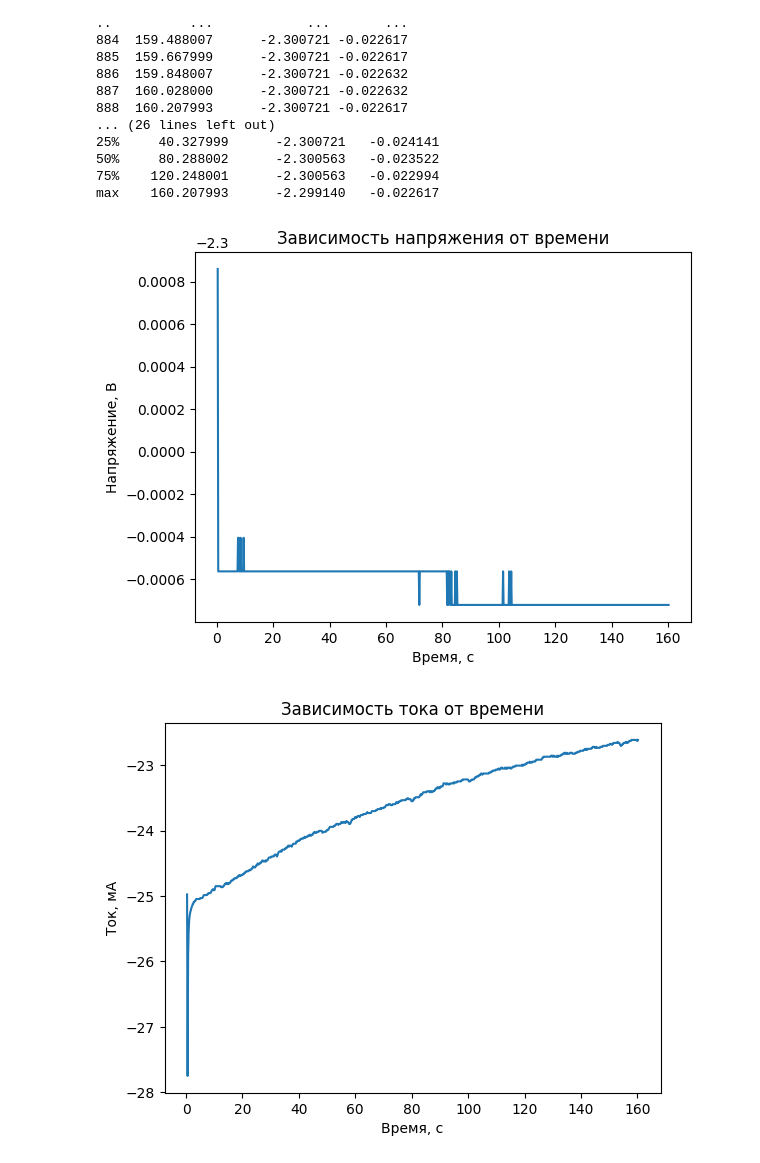
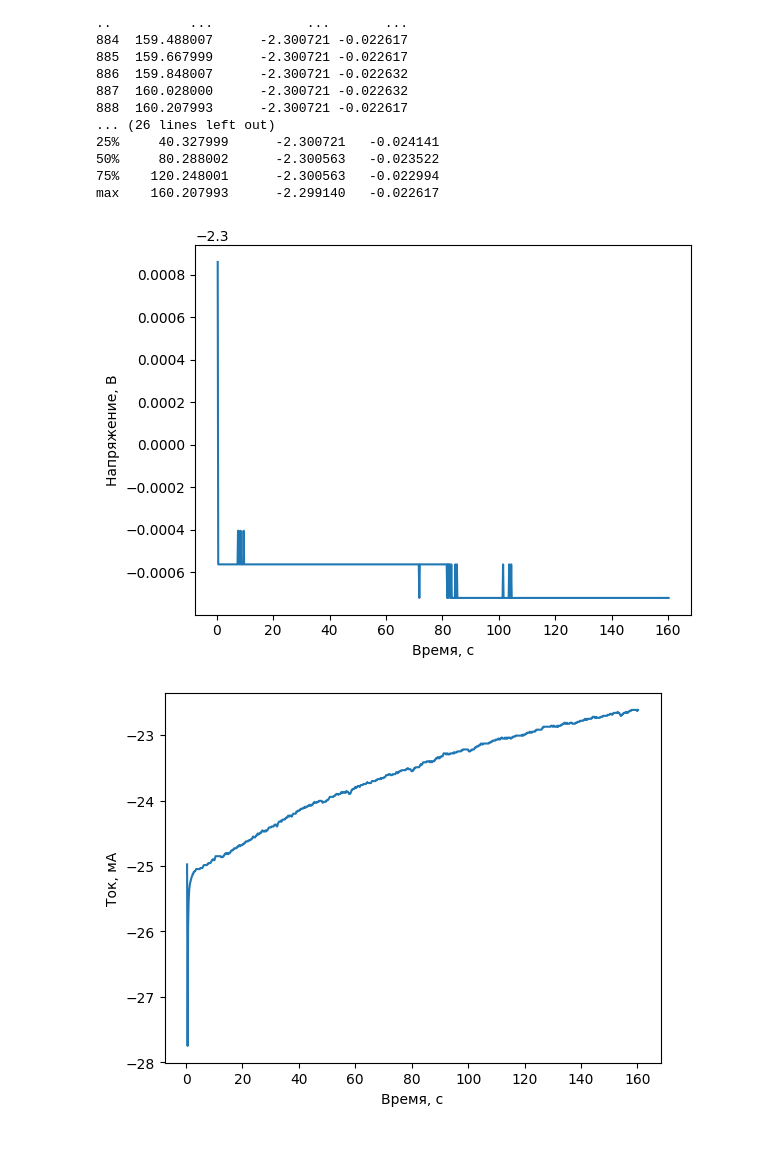
Before and after one commit to IgorChekmarev/fizha, a Jupyter notebook: el_kap/2/б/el_kap_2b.ipynb, the cells around one changed output. Cells and saved outputs as stored; diff of their text form; code cells hidden in the pictures.

```diff
--- a/el_kap/2/б/el_kap_2b.ipynb
+++ b/el_kap/2/б/el_kap_2b.ipynb
@@ -65,37 +65,35 @@ import pandas as pd
 import matplotlib.pyplot as plt
 
 plt.plot(result_df['Время, с'], result_df['Напряжение, В'])
-plt.title('Зависимость напряжения от времени')
+
 plt.xlabel('Время, с')
 plt.ylabel('Напряжение, В')
 plt.savefig("Напряжение от времени 3 цикла", bbox_inches='tight')
 
 plt.show()
 
 # 3. График C от
 plt.plot(result_df['Время, с'], result_df['Ток, А']*1000)
-plt.title('Зависимость тока от времени')
+
 plt.xlabel('Время, с')
 plt.ylabel('Ток, мА')
 plt.savefig("Ток от времени 3 цикла", bbox_inches='tight')
 
 plt.show()
 
 plt.plot(result_df['Напряжение, В'], result_df['Ток, А']*1000)
-plt.title('Зависимость тока от напряжения (Вольт-амперная характеристика)')
 plt.xlabel('Напряжение, В')
 plt.ylabel('Ток, мА')
 plt.savefig("Ток от напряжения 3 цикла", bbox_inches='tight')
 
 plt.show()
 
 plt.plot(result_df['Ток, А']*1000, result_df['Напряжение, В'])
-plt.title('Зависимость напряжения от тока')
 plt.xlabel('Ток, мА')
 plt.ylabel('Напряжение, В')
 plt.savefig("Напряжение от тока 3 цикла", bbox_inches='tight')
 
 plt.show()
 # %% [output]
-[figure, old version]
+[figure, new version]
-[figure, old version]
+[figure, new version]
```
Also changed, not shown: parts of 1 cell of this notebook, 29 other files.
